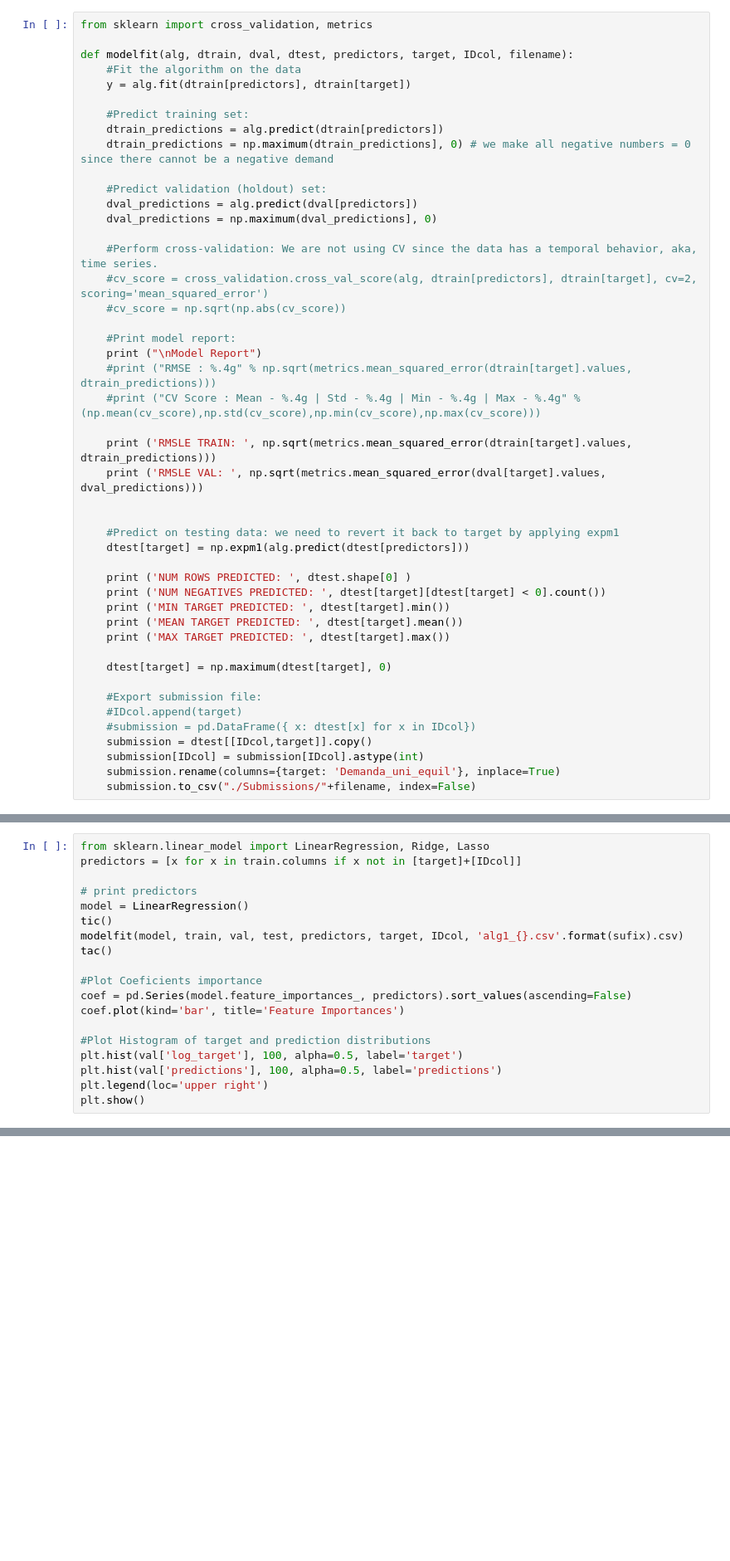
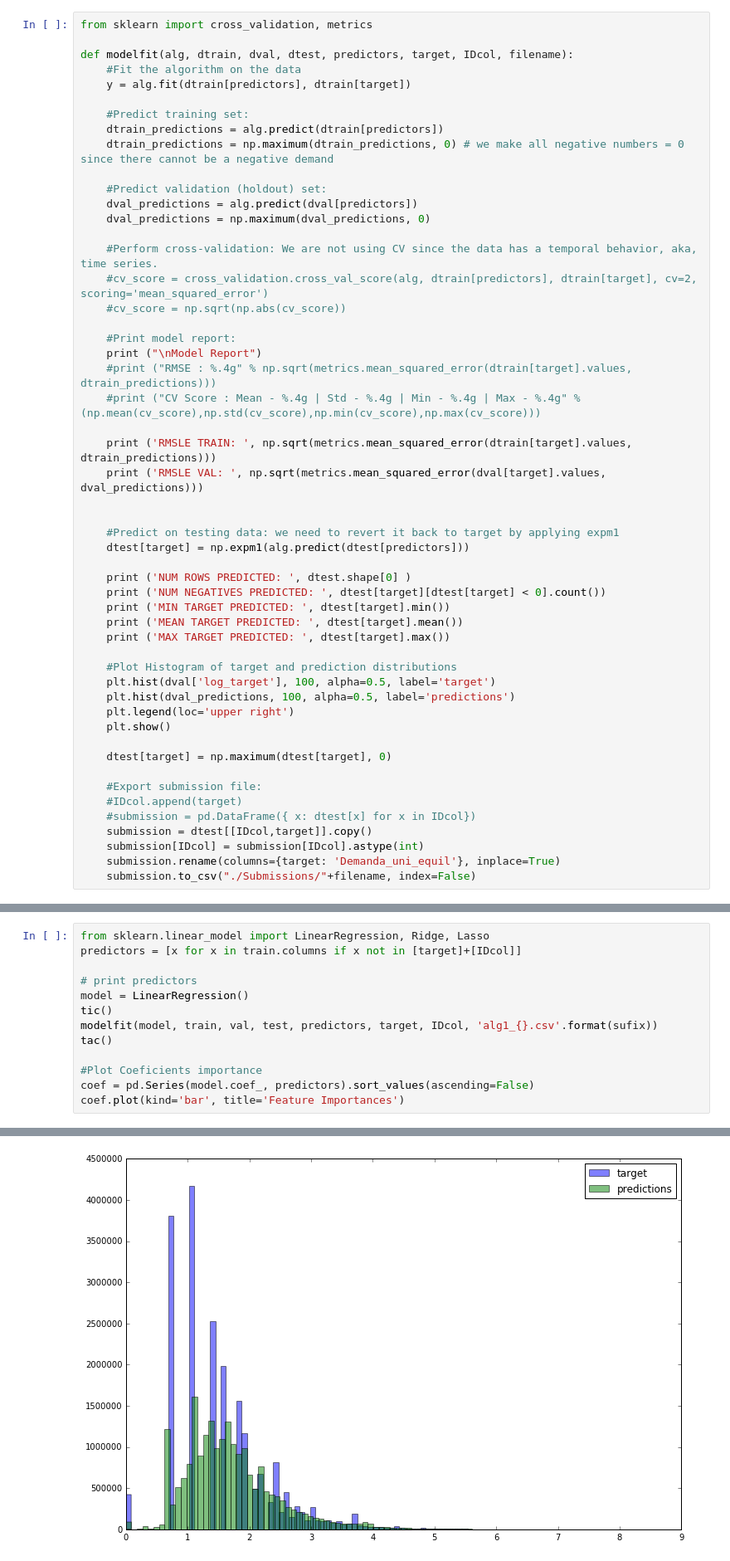
Before and after one commit to pablomarin/kaggle-bimbo, a Jupyter notebook: Step2-Modeling-SciKit-Learn.ipynb, the cells around one changed output, grey strips where cells are left out. Shown at 83% size. Saved outputs shown, nothing was run; the diff lists cells and outputs as text; blank space fills up the shorter version.

```diff
--- a/Step2-Modeling-SciKit-Learn.ipynb
+++ b/Step2-Modeling-SciKit-Learn.ipynb
@@ -109,11 +112,11 @@ def modelfit(alg, dtrain, dval, dtest, predictors, target, IDcol, filename):
 
     #Predict training set:
     dtrain_predictions = alg.predict(dtrain[predictors])
-    dtrain_predictions = np.maximum(dtrain_predictions], 0) # we make all negative numbers = 0 since there cannot be a negative demand
+    dtrain_predictions = np.maximum(dtrain_predictions, 0) # we make all negative numbers = 0 since there cannot be a negative demand
 
     #Predict validation (holdout) set:
     dval_predictions = alg.predict(dval[predictors])
-    dval_predictions = np.maximum(dval_predictions], 0)
+    dval_predictions = np.maximum(dval_predictions, 0)
 
     #Perform cross-validation: We are not using CV since the data has a temporal behavior, aka, time series.
     #cv_score = cross_validation.cross_val_score(alg, dtrain[predictors], dtrain[target], cv=2, scoring='mean_squared_error')
@@ -137,6 +140,12 @@ def modelfit(alg, dtrain, dval, dtest, predictors, target, IDcol, filename):
     print ('MEAN TARGET PREDICTED: ', dtest[target].mean())
     print ('MAX TARGET PREDICTED: ', dtest[target].max())
 
+    #Plot Histogram of target and prediction distributions
+    plt.hist(dval['log_target'], 100, alpha=0.5, label='target')
+    plt.hist(dval_predictions, 100, alpha=0.5, label='predictions')
+    plt.legend(loc='upper right')
+    plt.show()
+
     dtest[target] = np.maximum(dtest[target], 0)
 
     #Export submission file:
@@ -161,17 +170,11 @@ predictors = [x for x in train.columns if x not in [target]+[IDcol]]
 # print predictors
 model = LinearRegression()
 tic()
-modelfit(model, train, val, test, predictors, target, IDcol, 'alg1_{}.csv'.format(sufix).csv)
+modelfit(model, train, val, test, predictors, target, IDcol, 'alg1_{}.csv'.format(sufix))
 tac()
 
 #Plot Coeficients importance
-coef = pd.Series(model.feature_importances_, predictors).sort_values(ascending=False)
+coef = pd.Series(model.coef_, predictors).sort_values(ascending=False)
 coef.plot(kind='bar', title='Feature Importances')
-
-#Plot Histogram of target and prediction distributions
-plt.hist(val['log_target'], 100, alpha=0.5, label='target')
-plt.hist(val['predictions'], 100, alpha=0.5, label='predictions')
-plt.legend(loc='upper right')
-plt.show()
 # %% [output]
 Model Report
@@ -185,0 +188 @@ Time passed: 0hour:0min:39sec
+[figure, new version]
```
Also changed, not shown: parts of 10 cells of this notebook, 4 other files.
